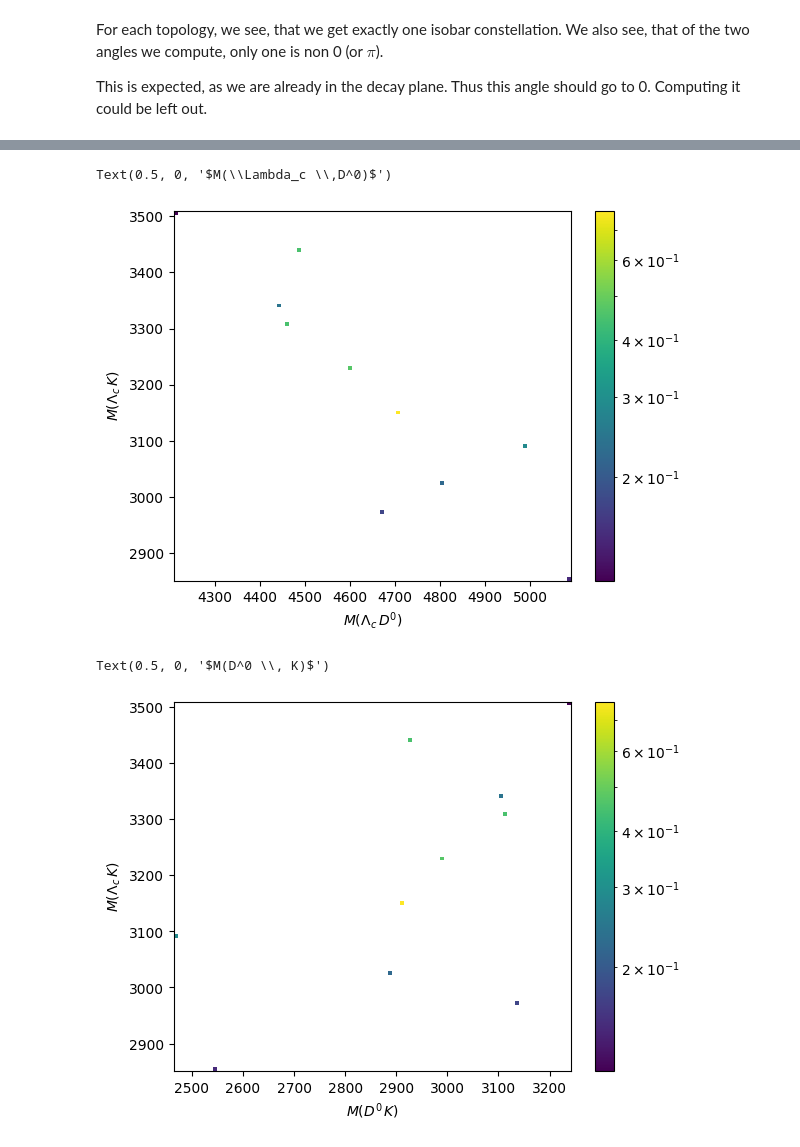
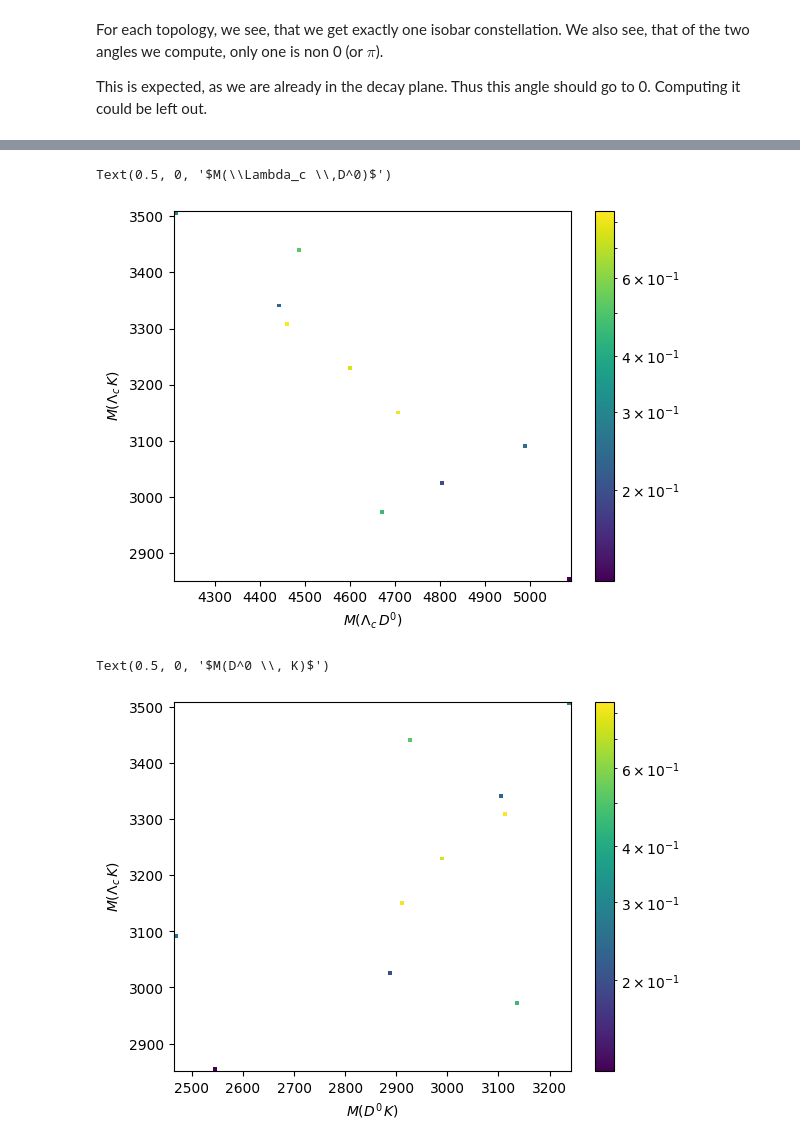
Before and after one commit to KaiHabermann/decayangle, a Jupyter notebook: notebooks/decay_example.ipynb, the cells around one changed output, grey strips where cells are left out. Saved outputs shown, nothing was run; the diff lists cells and outputs as text; code cells hidden in the pictures.

```diff
--- a/notebooks/decay_example.ipynb
+++ b/notebooks/decay_example.ipynb
@@ -572,20 +487,20 @@ for l1, l2, l3, l4 in tuple_list:
 # %%
 from matplotlib.colors import LogNorm
-a= plt.hist2d(m2_12, m2_23, bins=100, weights=full_amplitude/ full_amplitude_minus_phi *weights, norm=LogNorm())
+a= plt.hist2d(m2_12, m2_23, bins=100, weights=a1/ a2 *weights, norm=LogNorm())
 plt.colorbar()
 plt.ylabel(r"$M(\Lambda_c\, K)$")
 plt.xlabel(r"$M(\Lambda_c \,D^0)$")
 # %% [output]
 Text(0.5, 0, '$M(\\Lambda_c \\,D^0)$')
-[figure, old version]
+[figure, new version]
 # %%
-a= plt.hist2d(m2_13, m2_23, bins=100, weights=full_amplitude/full_amplitude_minus_phi*weights, norm=LogNorm())
+a= plt.hist2d(m2_13, m2_23, bins=100, weights=a1/a2*weights, norm=LogNorm())
 plt.colorbar()
 plt.ylabel(r"$M(\Lambda_c\, K)$")
 plt.xlabel(r"$M(D^0 \, K)$")
 # %% [output]
 Text(0.5, 0, '$M(D^0 \\, K)$')
-[figure, old version]
+[figure, new version]
 # %%
 # n, bins, _ = np.histogram2d(m2_13, m2_23, bins=20, weights=full_amplitude *weights)
 # n2, bins, _ = np.histogram2d(m2_13, m2_23, bins=20, weights=full_amplitude_minus_phi*weights)
```
Also changed, not shown: parts of 9 cells of this notebook.
